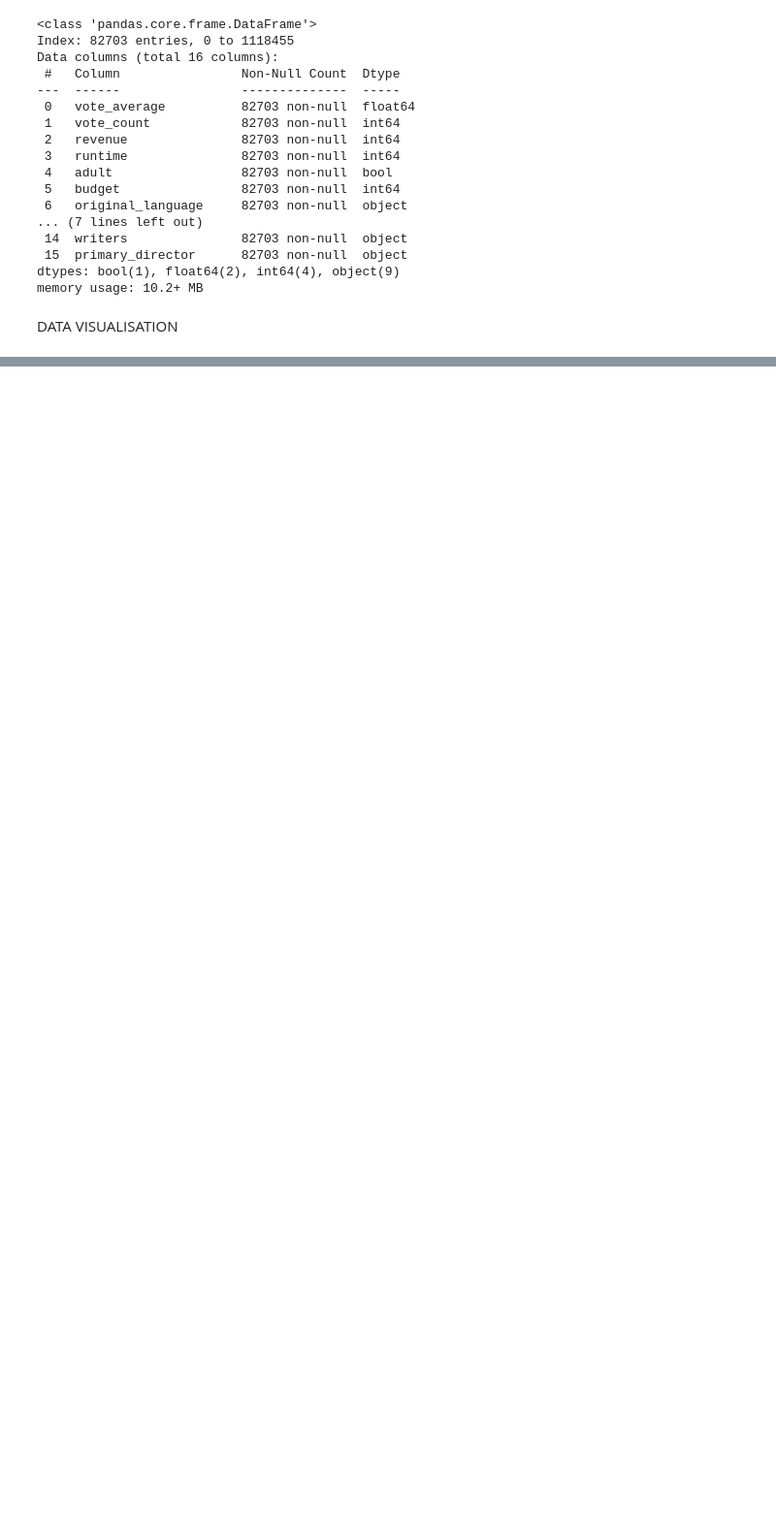
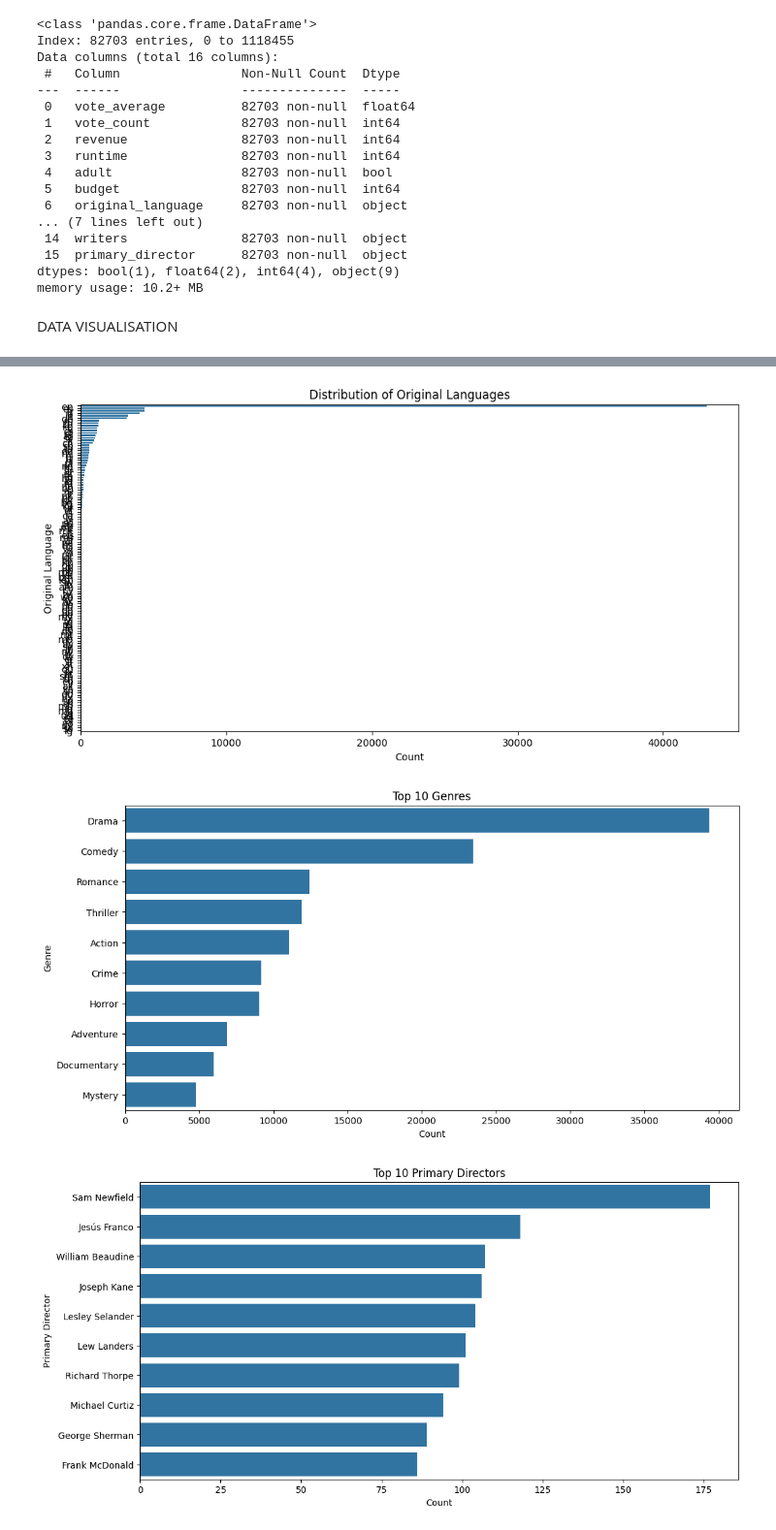
Before and after one commit to Jaagss/Movie_Success_Prediction, a Jupyter notebook: second.ipynb, the cells around one changed output, grey strips where cells are left out. Shown at 97% size. Saved outputs shown, nothing was run; the diff lists cells and outputs as text; code cells hidden in the pictures; blank space fills up the shorter version.

Commit message:
Data transformation done, starting model transformations

```diff
--- a/second.ipynb
+++ b/second.ipynb
@@ -145,0 +157,30 @@ DATA VISUALISATION
+# %%
+# Plotting the distribution of original languages
+plt.figure(figsize=(12, 6))
+sns.countplot(y='original_language', data=movies_df, order=movies_df['original_language'].value_counts().index)
+plt.title('Distribution of Original Languages')
+plt.xlabel('Count')
+plt.ylabel('Original Language')
+plt.show()
+
+# Plotting the top 10 genres
+plt.figure(figsize=(12, 6))
+top_genres = movies_df['genres'].str.split(', ').explode().value_counts().head(10)
+sns.barplot(x=top_genres.values, y=top_genres.index)
+plt.title('Top 10 Genres')
+plt.xlabel('Count')
+plt.ylabel('Genre')
+plt.show()
+
+# Plotting the top 10 primary directors
+plt.figure(figsize=(12, 6))
+top_directors = movies_df['primary_director'].value_counts().head(10)
+sns.barplot(x=top_directors.values, y=top_directors.index)
+plt.title('Top 10 Primary Directors')
+plt.xlabel('Count')
+plt.ylabel('Primary Director')
+plt.show()
+# %% [output]
+[figure, added]
+[figure, added]
+[figure, added]
```
Also changed, not shown: parts of 16 cells of this notebook.
